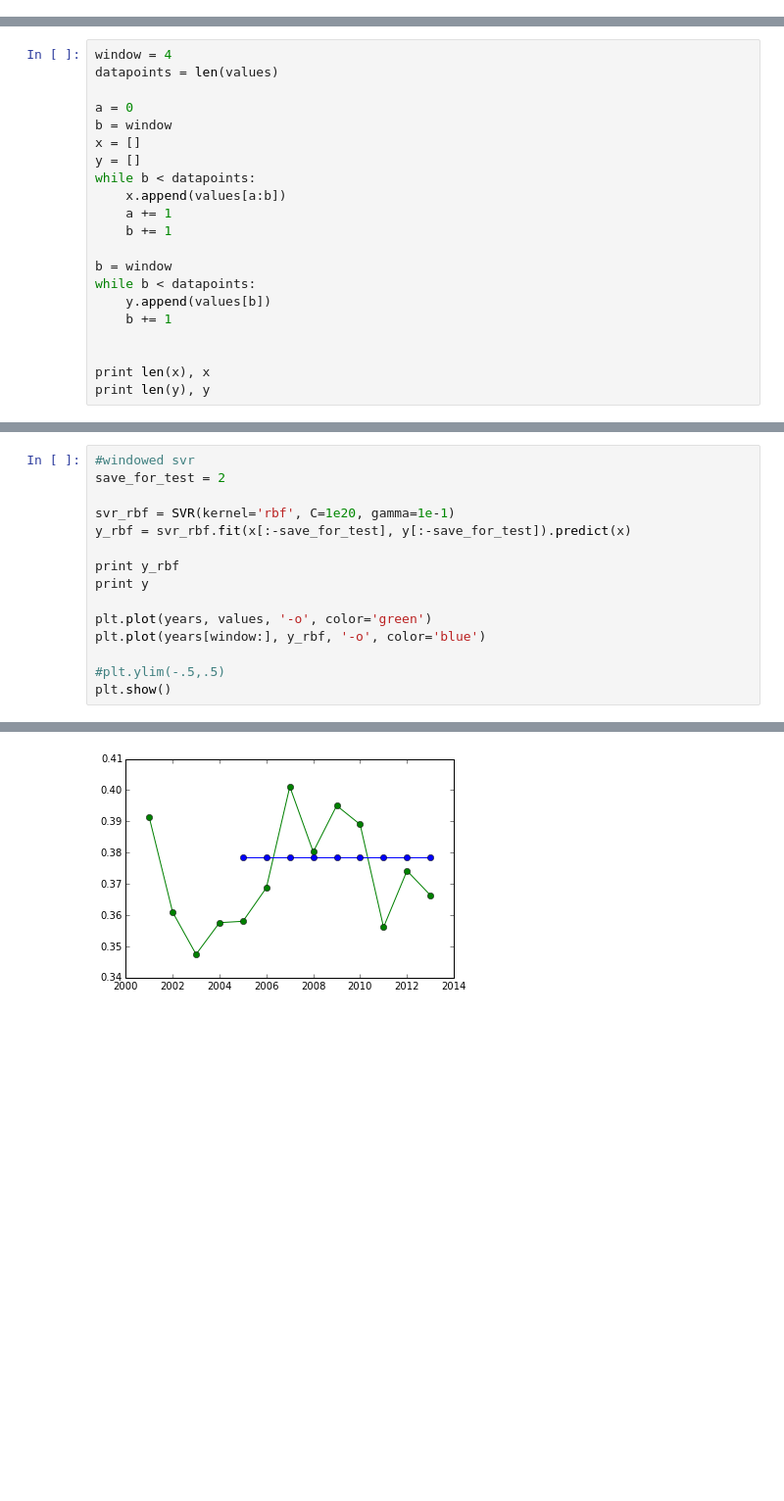
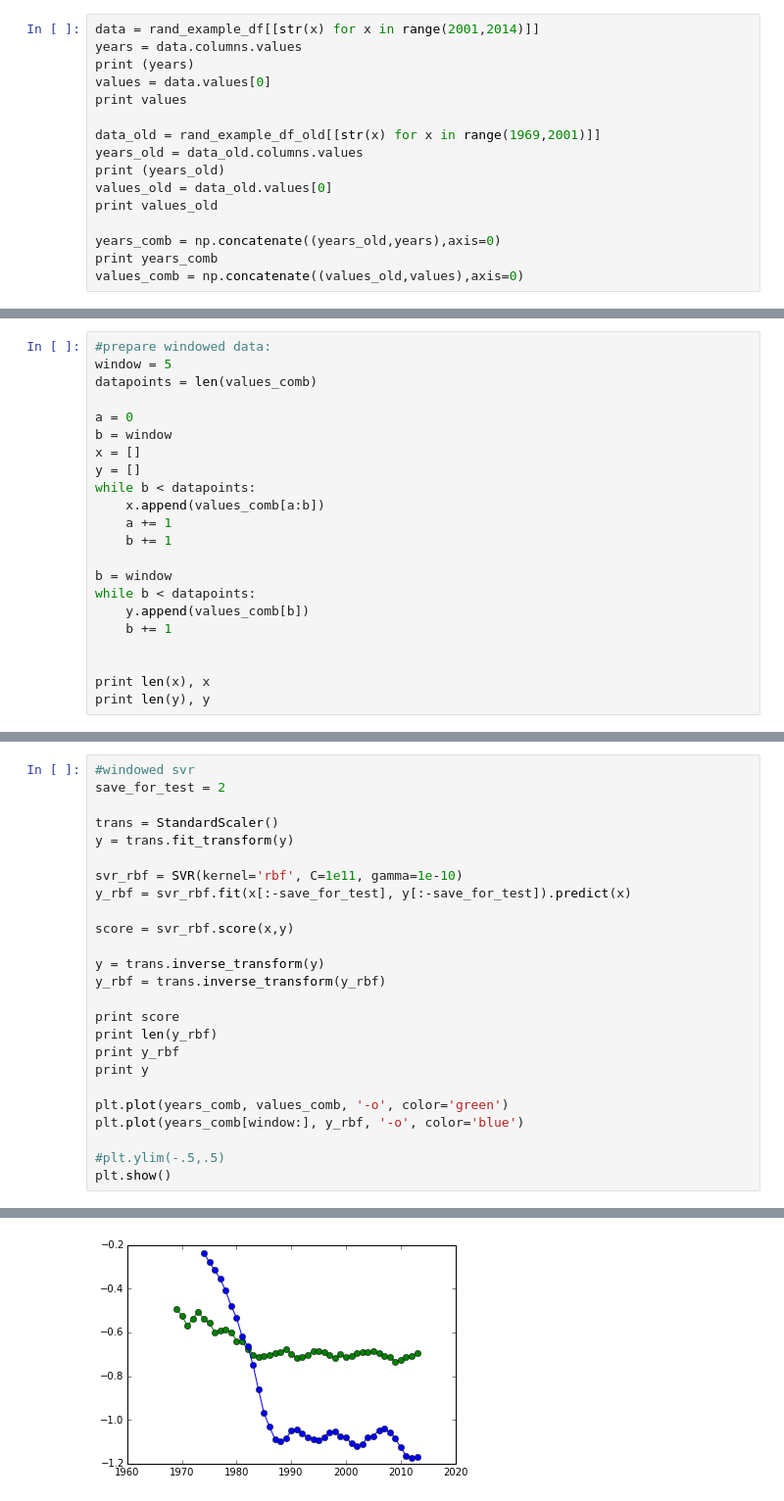
Before and after one commit to danjump/forecastmycity, a Jupyter notebook: analysis/explore_regional_income.ipynb, the cells around one changed output, grey strips where cells are left out. Shown: that part at 98% size. Drawn from its saved outputs; the diff is of its cells as text; blank space fills up the shorter version.

```diff
--- a/analysis/explore_regional_income.ipynb
+++ b/analysis/explore_regional_income.ipynb
@@ -131,0 +234,16 @@ values = raw_df.values[0]
+# %%
+data = rand_example_df[[str(x) for x in range(2001,2014)]]
+years = data.columns.values
+print (years)
+values = data.values[0]
+print values
+
+data_old = rand_example_df_old[[str(x) for x in range(1969,2001)]]
+years_old = data_old.columns.values
+print (years_old)
+values_old = data_old.values[0]
+print values_old
+
+years_comb = np.concatenate((years_old,years),axis=0)
+print years_comb
+values_comb = np.concatenate((values_old,values),axis=0)
@@ -132,19 +271,20 @@ values = raw_df.values[0]
 # %%
-window = 4
-datapoints = len(values)
+#prepare windowed data:
+window = 5
+datapoints = len(values_comb)
 
 a = 0
 b = window
 x = []
 y = []
 while b < datapoints:
-    x.append(values[a:b])
+    x.append(values_comb[a:b])
     a += 1
     b += 1
 
 b = window
 while b < datapoints:
-    y.append(values[b])
+    y.append(values_comb[b])
     b += 1
 
 
@@ -157,14 +297,24 @@ print len(y), y
 #windowed svr
 save_for_test = 2
 
-svr_rbf = SVR(kernel='rbf', C=1e20, gamma=1e-1)
+trans = StandardScaler()
+y = trans.fit_transform(y)
+
+svr_rbf = SVR(kernel='rbf', C=1e11, gamma=1e-10)
 y_rbf = svr_rbf.fit(x[:-save_for_test], y[:-save_for_test]).predict(x)
 
+score = svr_rbf.score(x,y)
+
+y = trans.inverse_transform(y)
+y_rbf = trans.inverse_transform(y_rbf)
+
+print score
+print len(y_rbf)
 print y_rbf
 print y
 
-plt.plot(years, values, '-o', color='green')
-plt.plot(years[window:], y_rbf, '-o', color='blue')
+plt.plot(years_comb, values_comb, '-o', color='green')
+plt.plot(years_comb[window:], y_rbf, '-o', color='blue')
 
 #plt.ylim(-.5,.5)
 plt.show()
@@ -175 +338 @@ plt.show()
-[figure, old version]
+[figure, new version]
```
Also changed, not shown: parts of 20 cells of this notebook, 1 other file.
